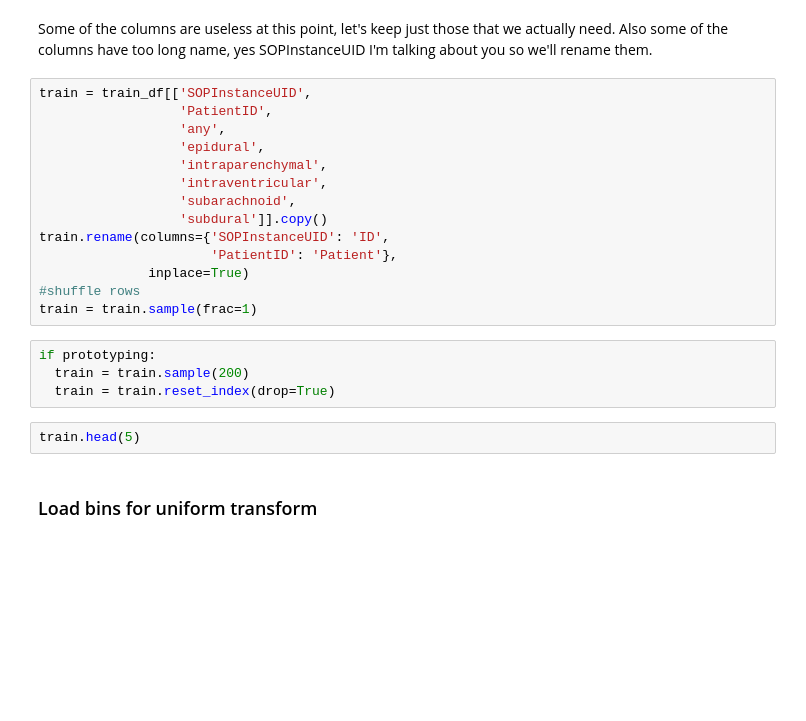
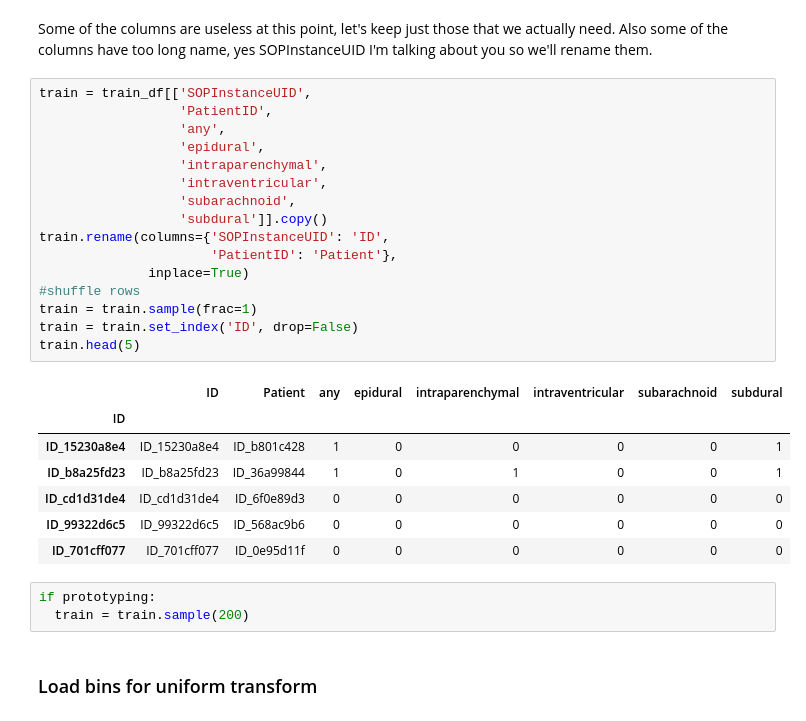
Before and after one commit to dominikklepl/Neural-Networks---Intracranial-hemorrhage-detection, a Jupyter notebook: 03_Transfer_learning.ipynb, the cells around one changed output. Cells and saved outputs as stored; diff of their text form; blank space fills up the shorter version.

```diff
--- a/03_Transfer_learning.ipynb
+++ b/03_Transfer_learning.ipynb
@@ -139,23 +131,30 @@ Some of the columns are useless at this point, let's keep just those that we act
 # %%
 train = train_df[['SOPInstanceUID',
                   'PatientID',
                   'any',
                   'epidural',
                   'intraparenchymal',
                   'intraventricular',
                   'subarachnoid',
                   'subdural']].copy()
 train.rename(columns={'SOPInstanceUID': 'ID',
                       'PatientID': 'Patient'},
               inplace=True)
 #shuffle rows
 train = train.sample(frac=1)
+train = train.set_index('ID', drop=False)
+train.head(5)
+# %% [output]
+|  | ID | Patient | any | epidural | intraparenchymal | intraventricular | subarachnoid | subdural |
+| ID |  |  |  |  |  |  |  |  |
+| ID_15230a8e4 | ID_15230a8e4 | ID_b801c428 | 1 | 0 | 0 | 0 | 0 | 1 |
+| ID_b8a25fd23 | ID_b8a25fd23 | ID_36a99844 | 1 | 0 | 1 | 0 | 0 | 1 |
+| ID_cd1d31de4 | ID_cd1d31de4 | ID_6f0e89d3 | 0 | 0 | 0 | 0 | 0 | 0 |
+| ID_99322d6c5 | ID_99322d6c5 | ID_568ac9b6 | 0 | 0 | 0 | 0 | 0 | 0 |
+| ID_701cff077 | ID_701cff077 | ID_0e95d11f | 0 | 0 | 0 | 0 | 0 | 0 |
 # %%
 if prototyping:
   train = train.sample(200)
-  train = train.reset_index(drop=True)
-# %%
-train.head(5)
 # %% [markdown]
 ### Load bins for uniform transform
 # %%
```
Also changed, not shown: parts of 36 cells of this notebook.
